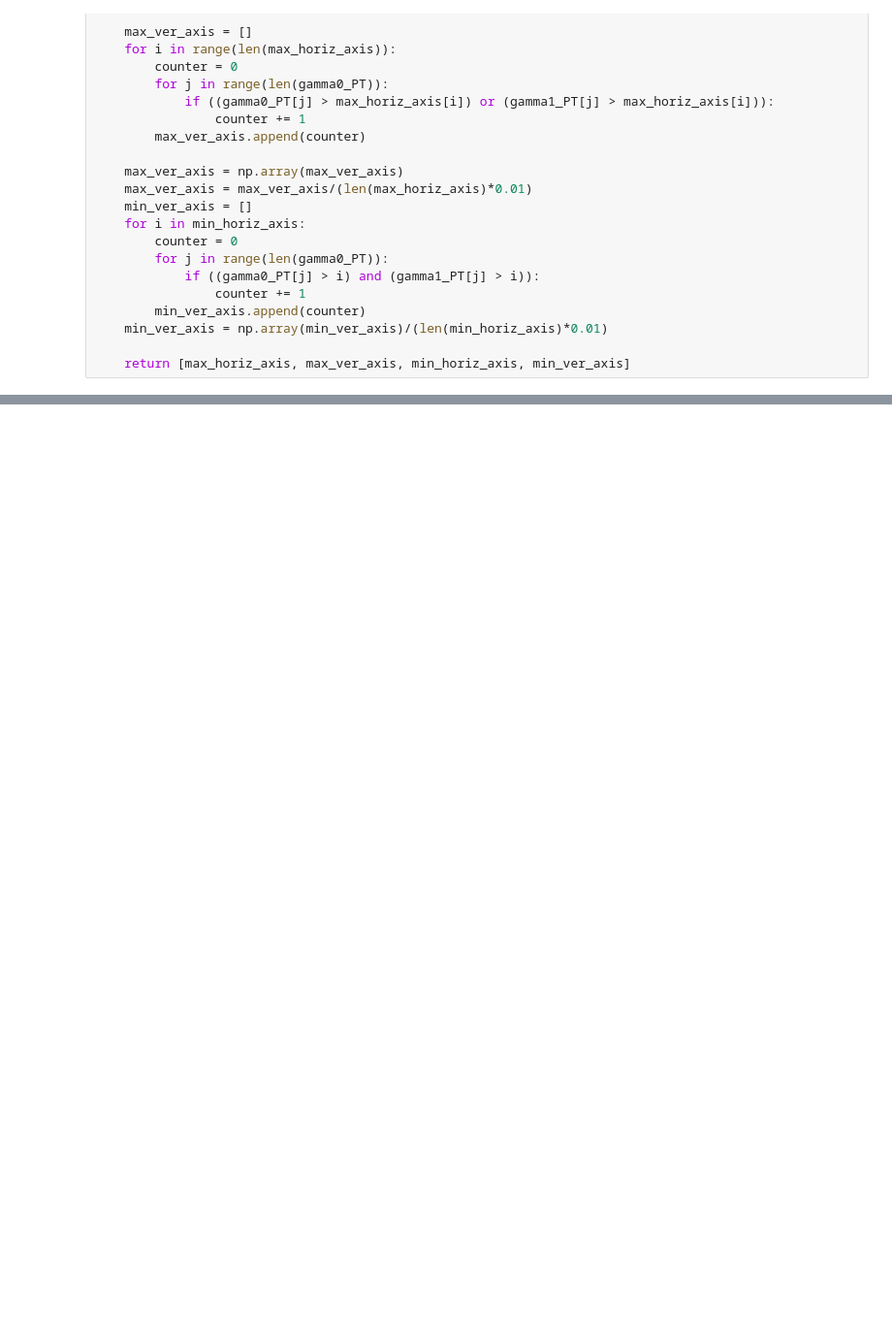
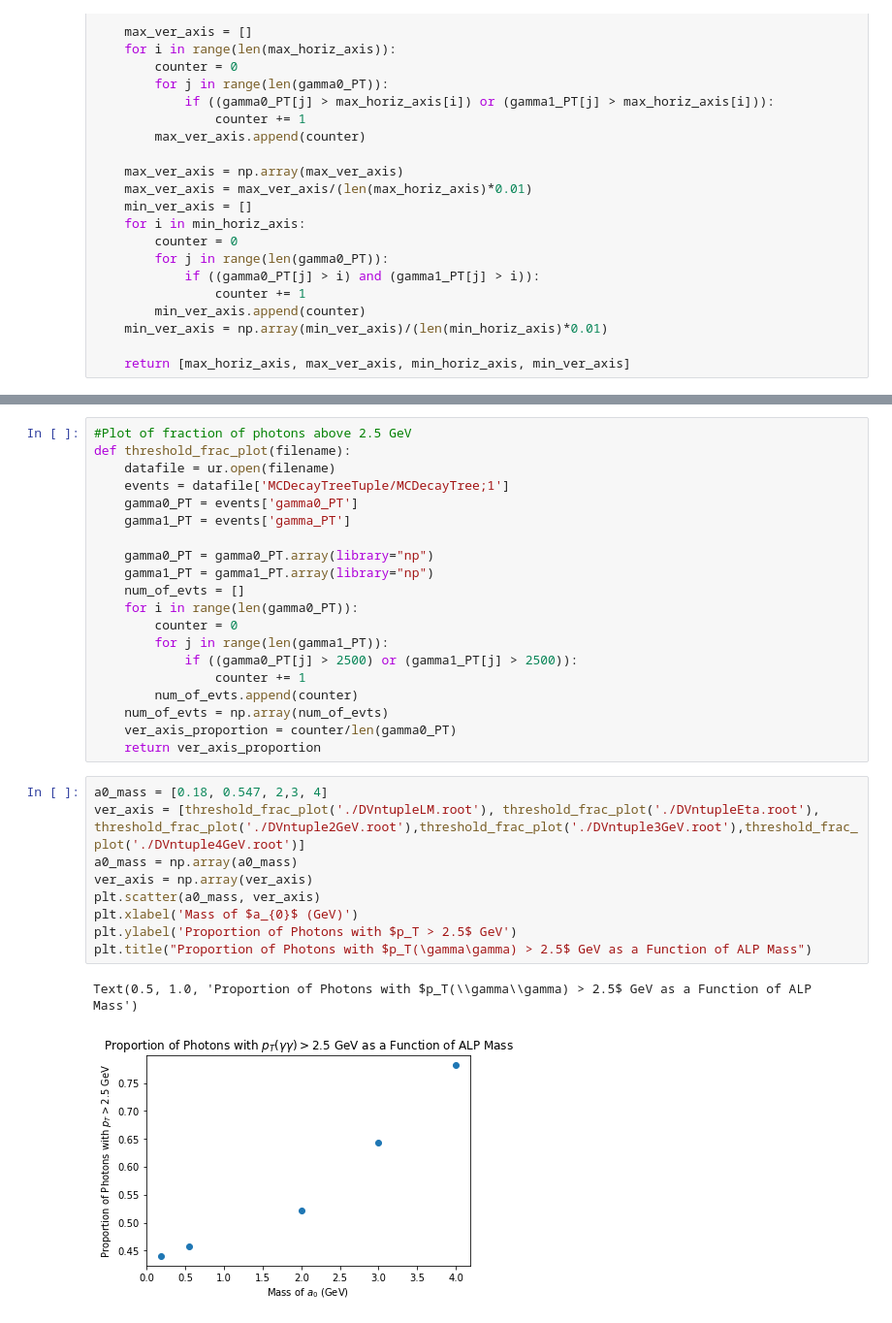
Before and after one commit to spemmaraju5/MSc-Physics-Monash-University, a Jupyter notebook: Research_Project/LHCb Starterkit/B_to_Kst_eta_eta_gamma_gamma/Signal Selection Efficiency Plots.ipynb, the cells around one changed output, grey strips where cells are left out. Shown: that part at 97% size. Saved outputs shown, nothing was run; the diff lists cells and outputs as text; blank space fills up the shorter version.

```diff
--- a/Research_Project/LHCb Starterkit/B_to_Kst_eta_eta_gamma_gamma/Signal Selection Efficiency Plots.ipynb
+++ b/Research_Project/LHCb Starterkit/B_to_Kst_eta_eta_gamma_gamma/Signal Selection Efficiency Plots.ipynb
@@ -271,0 +277,32 @@ Text(0.5, 1.0, 'Plot of Signal Selection Efficiency vs Photon Transverse Energy
+# %%
+#Plot of fraction of photons above 2.5 GeV
+def threshold_frac_plot(filename):
+    datafile = ur.open(filename)
+    events = datafile['MCDecayTreeTuple/MCDecayTree;1']
+    gamma0_PT = events['gamma0_PT']
+    gamma1_PT = events['gamma_PT']
+
+    gamma0_PT = gamma0_PT.array(library="np")
+    gamma1_PT = gamma1_PT.array(library="np")
+    num_of_evts = []
+    for i in range(len(gamma0_PT)):
+        counter = 0
+        for j in range(len(gamma1_PT)):
+            if ((gamma0_PT[j] > 2500) or (gamma1_PT[j] > 2500)):
+                counter += 1
+        num_of_evts.append(counter)
+    num_of_evts = np.array(num_of_evts)
+    ver_axis_proportion = counter/len(gamma0_PT)
+    return ver_axis_proportion
+# %%
+a0_mass = [0.18, 0.547, 2,3, 4]
+ver_axis = [threshold_frac_plot('./DVntupleLM.root'), threshold_frac_plot('./DVntupleEta.root'), threshold_frac_plot('./DVntuple2GeV.root'),threshold_frac_plot('./DVntuple3GeV.root'),threshold_frac_plot('./DVntuple4GeV.root')]
+a0_mass = np.array(a0_mass)
+ver_axis = np.array(ver_axis)
+plt.scatter(a0_mass, ver_axis)
+plt.xlabel('Mass of $a_{0}$ (GeV)')
+plt.ylabel('Proportion of Photons with $p_T > 2.5$ GeV')
+plt.title("Proportion of Photons with $p_T(\gamma\gamma) > 2.5$ GeV as a Function of ALP Mass")
+# %% [output]
+Text(0.5, 1.0, 'Proportion of Photons with $p_T(\\gamma\\gamma) > 2.5$ GeV as a Function of ALP Mass')
+[figure, added]
```
Also changed, not shown: parts of 4 cells of this notebook, 32 other files.
